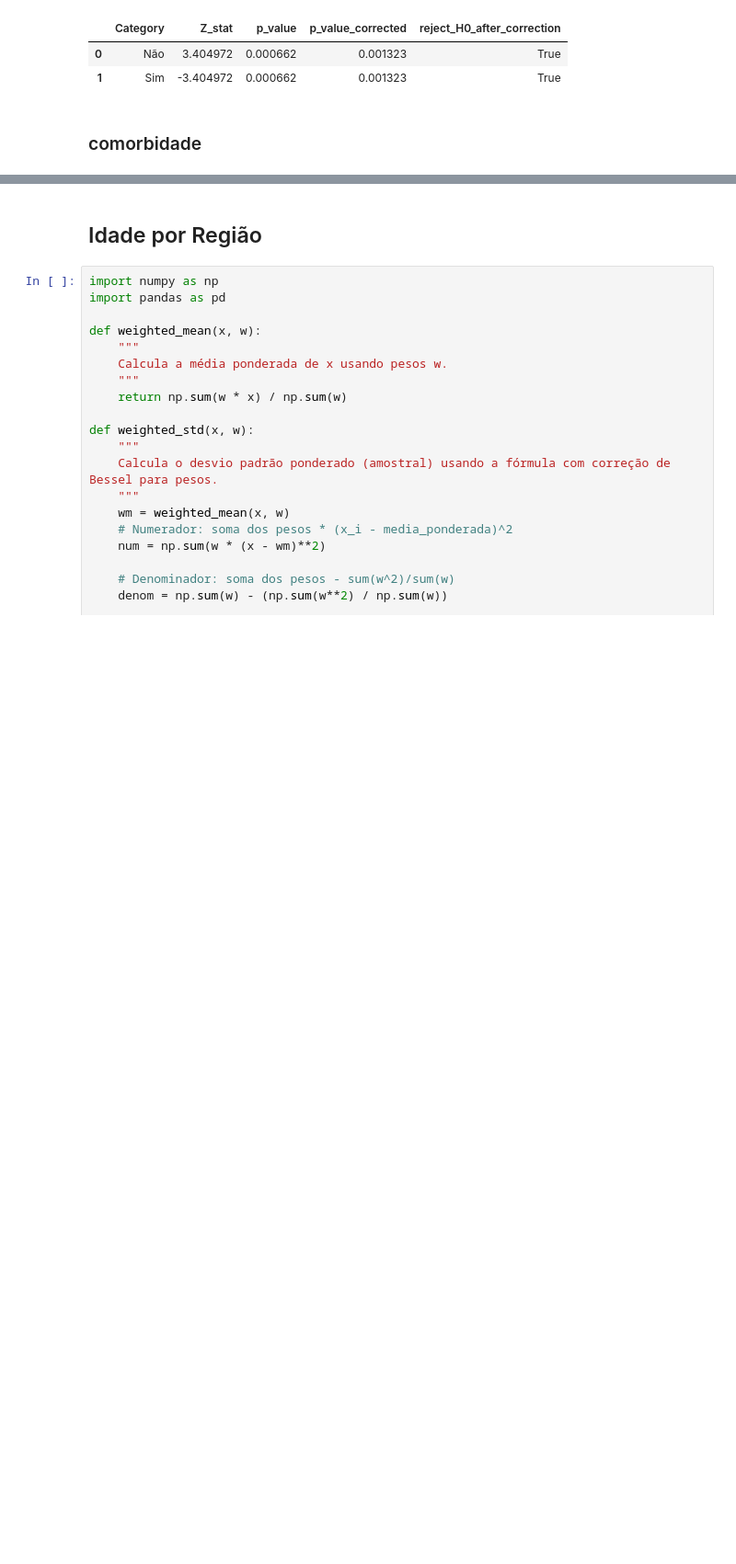
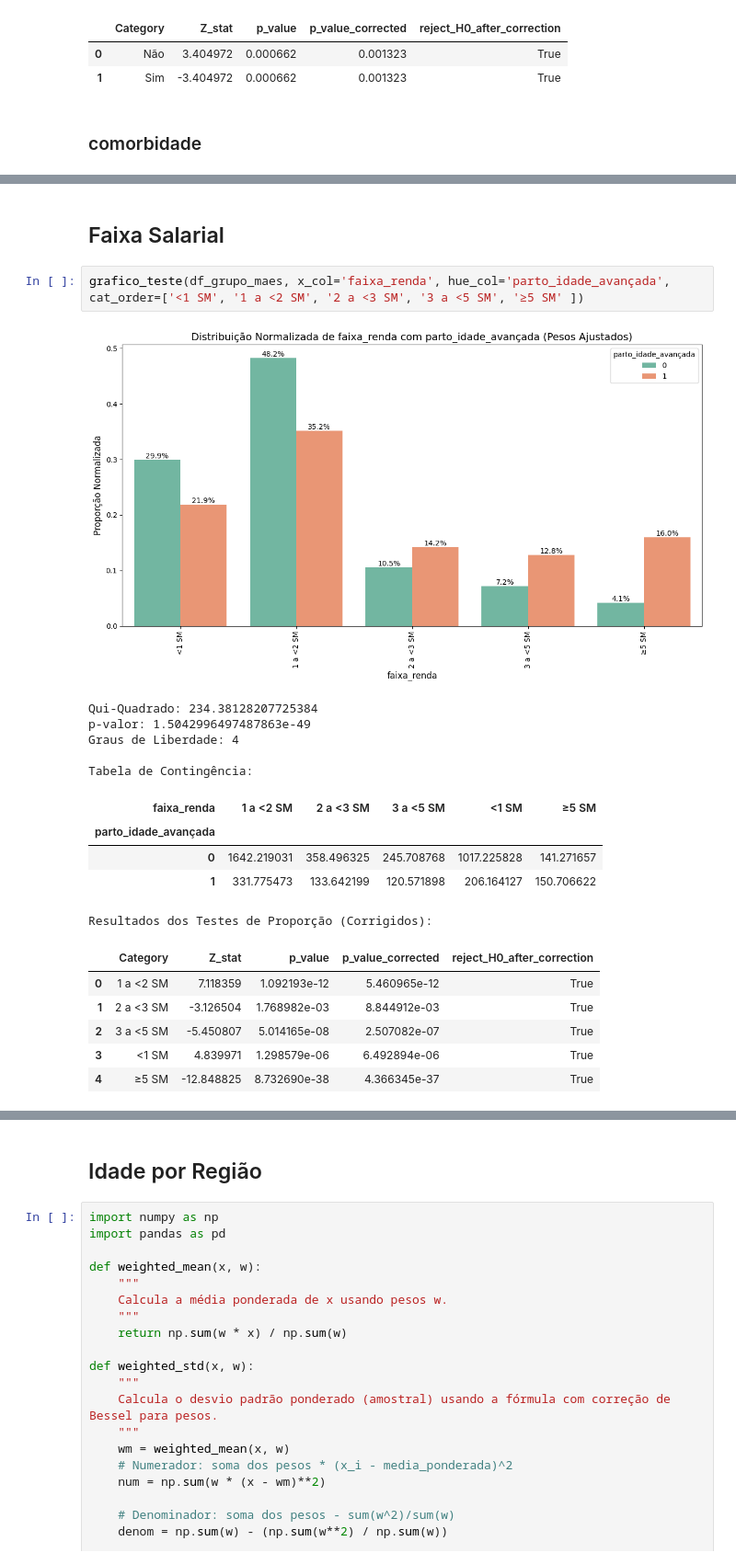
Before and after one commit to LeandroCoelhos/Notebook_PNS, a Jupyter notebook: 05_testes_estatisticos.ipynb, the cells around one changed output, grey strips where cells are left out. Shown at 92% size. Cells and saved outputs as stored; diff of their text form; blank space fills up the shorter version.

```diff
--- a/05_testes_estatisticos.ipynb
+++ b/05_testes_estatisticos.ipynb
@@ -800,0 +841,22 @@ Resultados dos Testes de Proporção (Corrigidos):
+# %% [markdown]
+## Faixa Salarial
+# %%
+grafico_teste(df_grupo_maes, x_col='faixa_renda', hue_col='parto_idade_avançada', cat_order=['<1 SM', '1 a <2 SM', '2 a <3 SM', '3 a <5 SM', '≥5 SM' ])
+# %% [output]
+[figure, added]
+Qui-Quadrado: 234.38128207725384
+p-valor: 1.5042996497487863e-49
+Graus de Liberdade: 4
+
+Tabela de Contingência:
+| faixa_renda | 1 a <2 SM | 2 a <3 SM | 3 a <5 SM | <1 SM | ≥5 SM |
+| parto_idade_avançada |  |  |  |  |  |
+| 0 | 1642.219031 | 358.496325 | 245.708768 | 1017.225828 | 141.271657 |
+| 1 | 331.775473 | 133.642199 | 120.571898 | 206.164127 | 150.706622 |
+Resultados dos Testes de Proporção (Corrigidos):
+|  | Category | Z_stat | p_value | p_value_corrected | reject_H0_after_correction |
+| 0 | 1 a <2 SM | 7.118359 | 1.092193e-12 | 5.460965e-12 | True |
+| 1 | 2 a <3 SM | -3.126504 | 1.768982e-03 | 8.844912e-03 | True |
+| 2 | 3 a <5 SM | -5.450807 | 5.014165e-08 | 2.507082e-07 | True |
+| 3 | <1 SM | 4.839971 | 1.298579e-06 | 6.492894e-06 | True |
+| 4 | ≥5 SM | -12.848825 | 8.732690e-38 | 4.366345e-37 | True |
```
Also changed, not shown: parts of 29 cells of this notebook, 2 other files.
